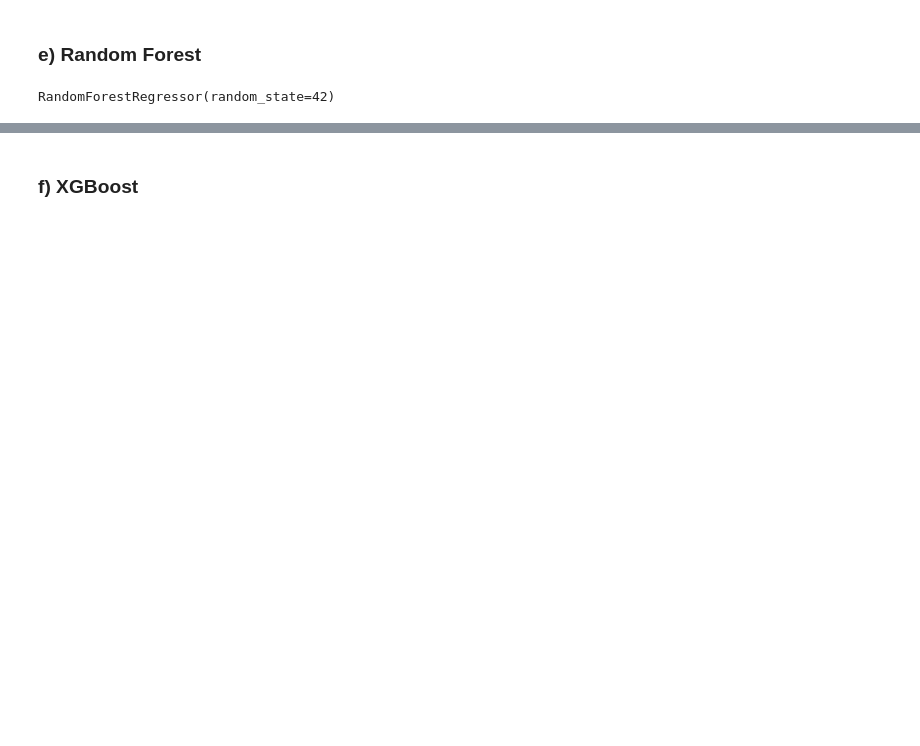
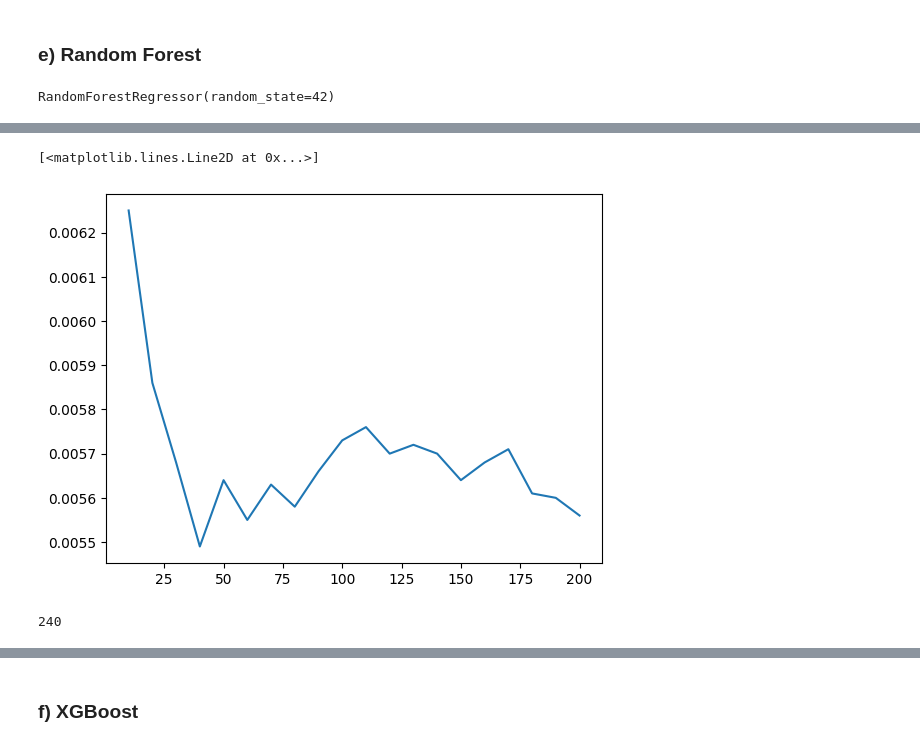
Before and after one commit to cecilegltslmcs/car_co2_emission, a Jupyter notebook: notebooks/002.notebook.ipynb, the cells around one changed output, grey strips where cells are left out. Saved outputs shown, nothing was run; the diff lists cells and outputs as text; code cells hidden in the pictures; blank space fills up the shorter version.

```diff
--- a/notebooks/002.notebook.ipynb
+++ b/notebooks/002.notebook.ipynb
@@ -440,0 +521,5 @@ print(export_text(dt, feature_names=dv.get_feature_names_out()))
+# %%
+dt = DecisionTreeRegressor(max_depth=8,
+                           min_samples_leaf=1,
+                           random_state=42)
+dt.fit(X_train, y_train)
@@ -461,0 +563,3 @@ Root Mean Square Error (RMSE)= 0.0
+# %%
+rmse = round(np.sqrt(mean_squared_error(y_val, y_pred)), 5)
+print(f"rmse: {rmse}")
@@ -461,0 +570,15 @@ Root Mean Square Error (RMSE)= 0.0
+# %%
+scores = []
+
+for n in range(10, 201, 10):
+    rf = RandomForestRegressor(
+        n_estimators=n,
+        random_state=42,
+        n_jobs=-1)
+    rf.fit(X_train, y_train)
+
+    y_pred = rf.predict(X_val)
+    rmse = round(np.sqrt(mean_squared_error(y_val, y_pred)), 5)
+    scores.append((n, rmse))
+# %%
+df_scores = pd.DataFrame(scores, columns=['n_estimators', 'rmse'])
@@ -461,0 +605,11 @@ Root Mean Square Error (RMSE)= 0.0
+# %%
+plt.plot(df_scores["n_estimators"], df_scores["rmse"])
+# %% [output]
+[<matplotlib.lines.Line2D at 0x...>]
+[figure, added]
+# %%
+del scores
+del df_scores
+gc.collect()
+# %% [output]
+240
```
Also changed, not shown: parts of 82 cells of this notebook.
